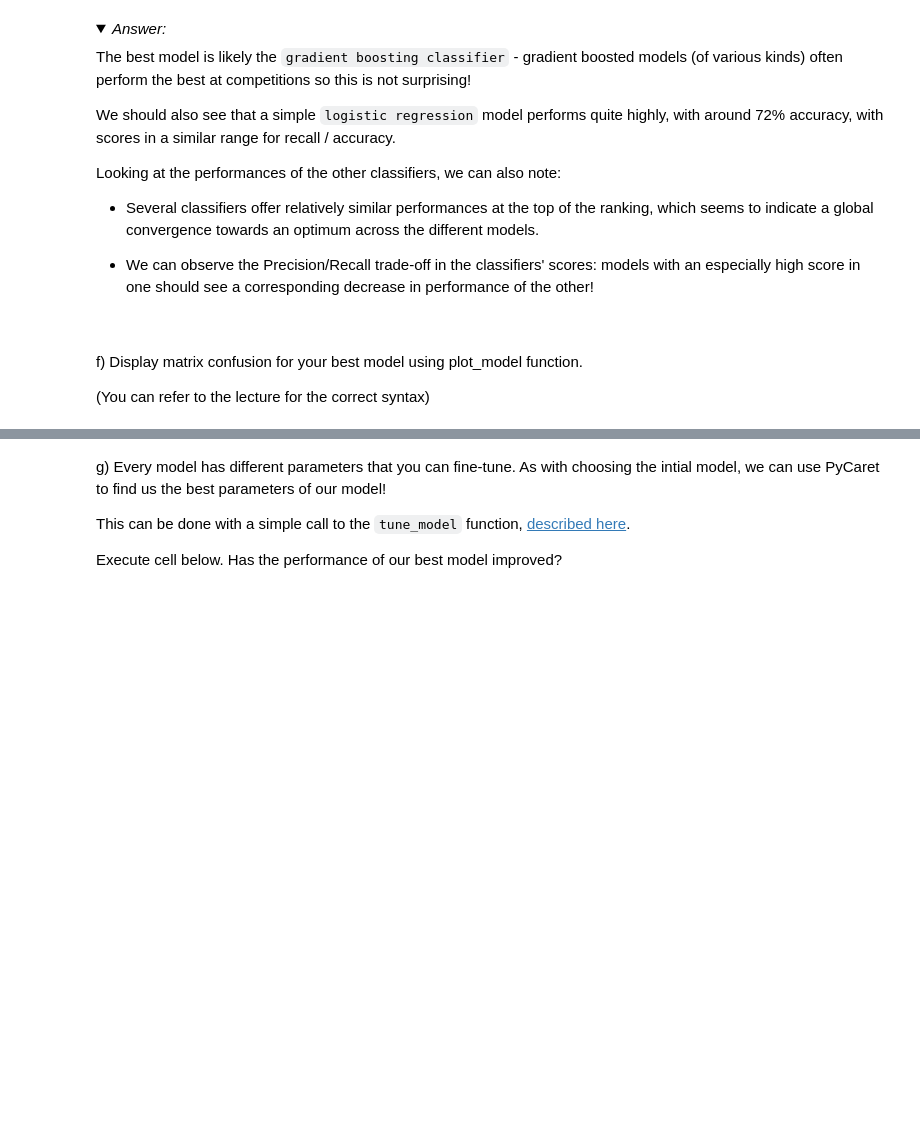
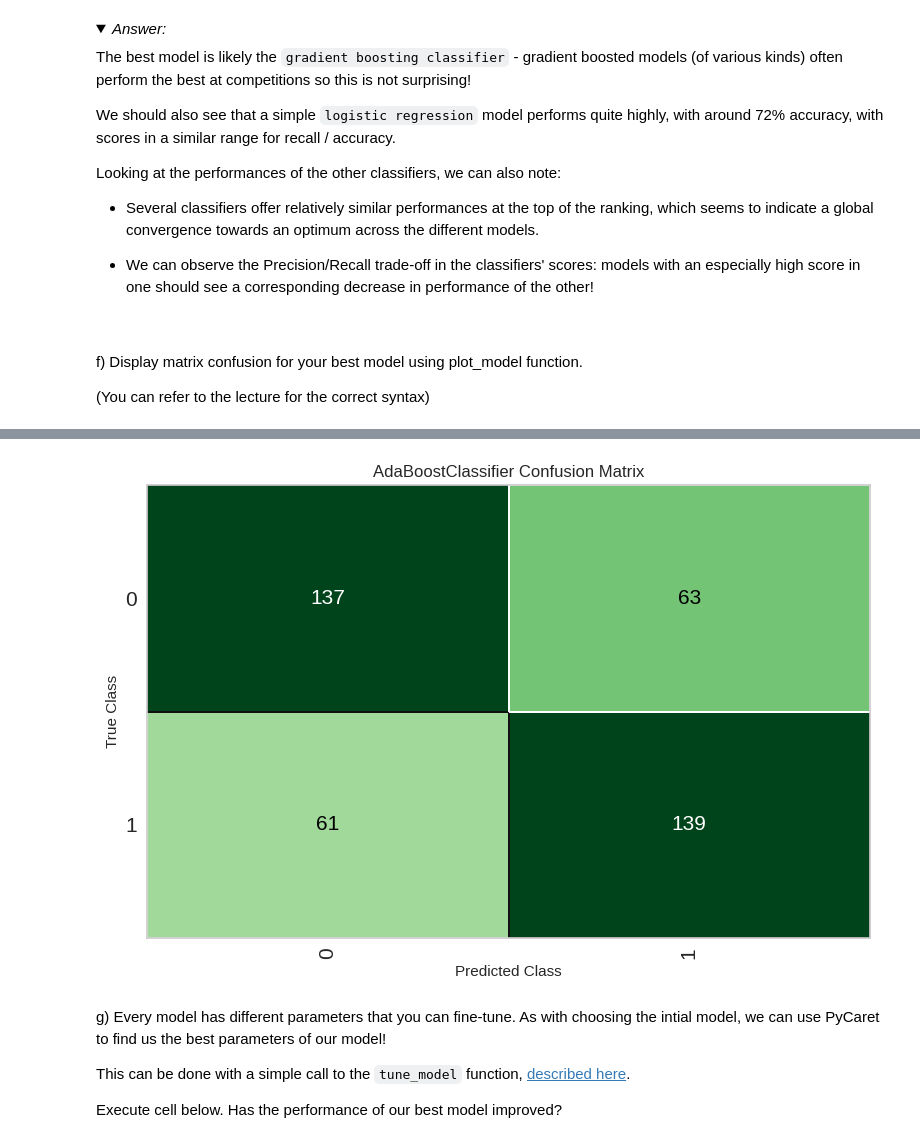
Before and after one commit to olamarujo/le_wagon-python, a Jupyter notebook: 08- Class/03- Trolls Detection/Trolls_detection - Challenge.ipynb, the cells around one changed output, grey strips where cells are left out. Cells and saved outputs as stored; diff of their text form; code cells hidden in the pictures; folded sections open; blank space fills up the shorter version.

Commit message:
finish day 9 and finish pycaret exericise

```diff
--- a/08- Class/03- Trolls Detection/Trolls_detection - Challenge.ipynb
+++ b/08- Class/03- Trolls Detection/Trolls_detection - Challenge.ipynb
@@ -454,4 +459,7 @@ f) Display matrix confusion for your best model using plot_model function.
 
 (You can refer to the lecture for the correct syntax)
 # %%
-# your code here
+from pycaret.classification import plot_model
+
+plot_model(best_model, plot='confusion_matrix')
+# %% [output]
@@ -458,3 +467,4 @@ f) Display matrix confusion for your best model using plot_model function.
+[figure, added]
 # %% [markdown]
 g) Every model has different parameters that you can fine-tune. As with choosing the intial model, we can use PyCaret to find us the best parameters of our model!
 
```
Also changed, not shown: parts of 10 cells of this notebook, 8 other files.
